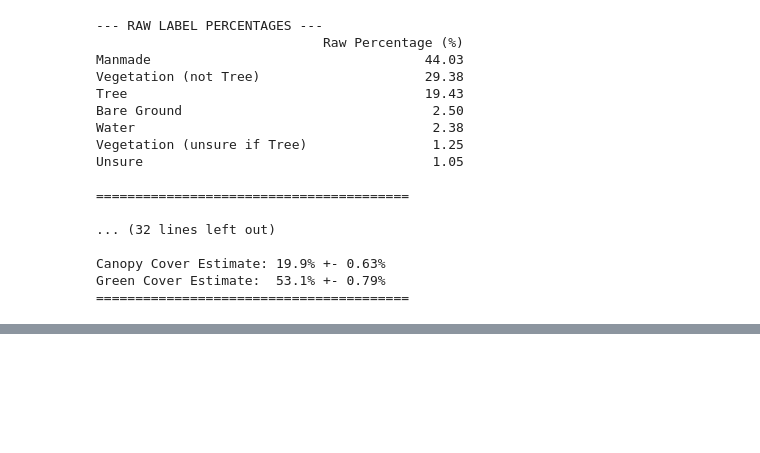
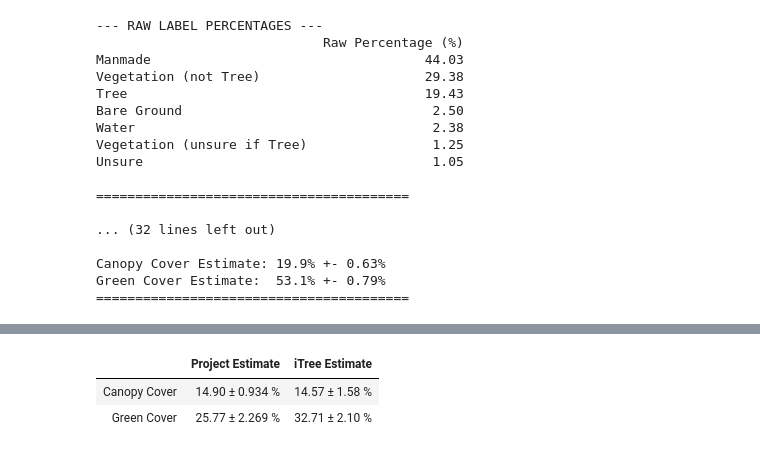
Before and after one commit to Cenan-Alhassan/green-cover-pipeline, a Jupyter notebook: notebooks/03_accuracy_assessment_and_result_analysis.ipynb, the cells around one changed output, grey strips where cells are left out. Drawn from its saved outputs; the diff is of its cells as text; code cells hidden in the pictures; blank space fills up the shorter version.

```diff
--- a/notebooks/03_accuracy_assessment_and_result_analysis.ipynb
+++ b/notebooks/03_accuracy_assessment_and_result_analysis.ipynb
@@ -553,0 +579,8 @@ show map similarities, where it excels where it does not
+# %%
+df = pd.read_csv("../data/westminster_data/03_accuracy_assessment_and_result_analysis/westminster_cover_percentages.csv")
+df.index.name = None
+display(assessment_utils.style_comparison_table(df))
+# %% [output]
+|  | Project Estimate | iTree Estimate |
+| Canopy Cover | 14.90 ± 0.934 % | 14.57 ± 1.58 % |
+| Green Cover | 25.77 ± 2.269 % | 32.71 ± 2.10 % |
```
Also changed, not shown: parts of 37 cells of this notebook, 2 other files.
